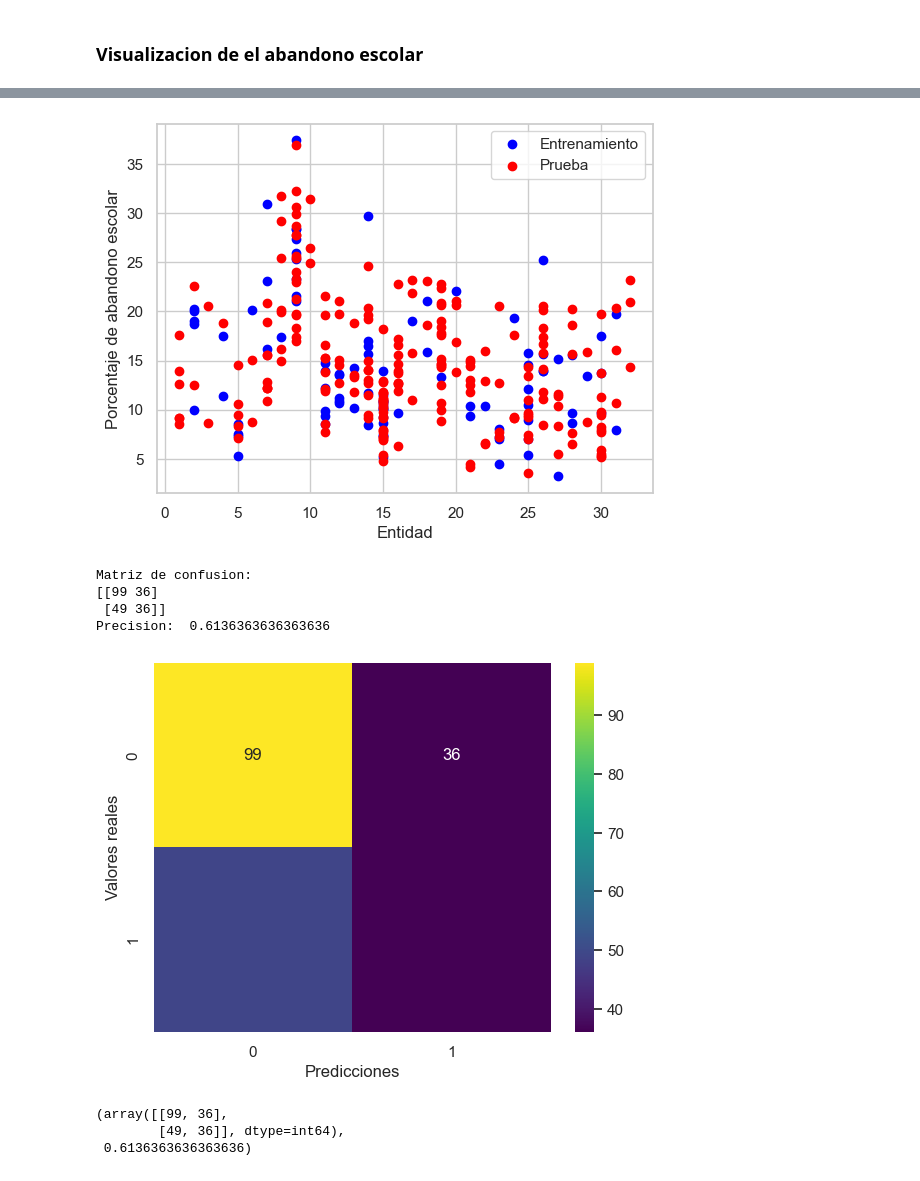
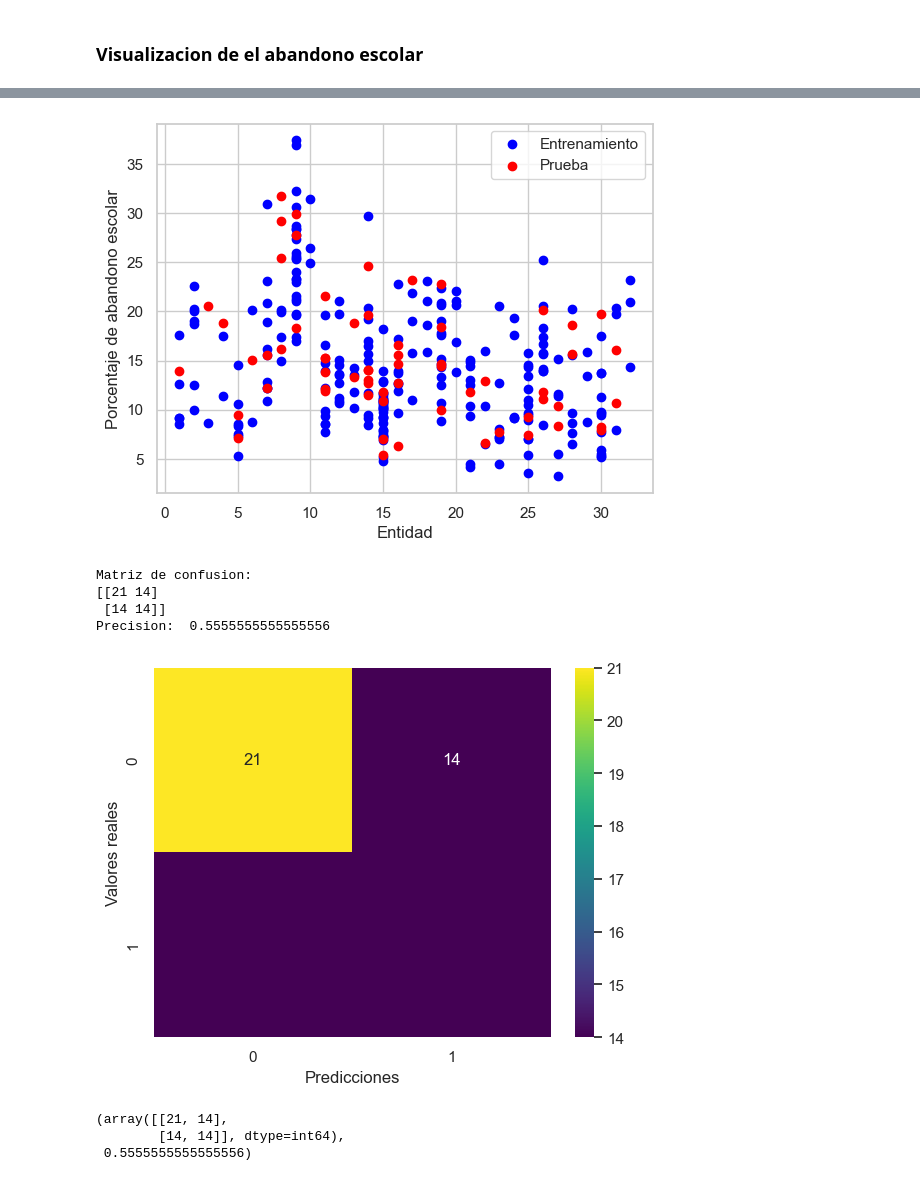
Before and after one commit to CarlosCastanon2099/Inteligencia-Artificial, a Jupyter notebook: Practicas/Practica-07/practica_07.ipynb, the cells around one changed output, grey strips where cells are left out. Cells and saved outputs as stored; diff of their text form; code cells hidden in the pictures.

```diff
--- a/Practicas/Practica-07/practica_07.ipynb
+++ b/Practicas/Practica-07/practica_07.ipynb
@@ -207,9 +207,7 @@ plt.xticks(rotation=90)
 # %%
 def read_data(path):
     '''
-    Define una funcion para leer los datos y obtener su formato correcto.
-    Los datos se componene de una primer linea donde vienen los nombres de las columnas.
-    Normaliza los datos y dividelos entre los conjuntos de prueba y validacion.
+    Funcion para leer los datos, obtener su formato correcto y dividirlos en entrenamiento y prueba.
     '''
     # Leemos el archivo
     data = pd.read_csv(path, encoding='latin-1')
@@ -222,7 +220,7 @@ def read_data(path):
 
     # Dividimos los datos en entrenamiento y prueba
     # train_data, test_data = train_test_split(data, test_size=0.2)
-    train_data, test_data = train_test_split(data, test_size=0.7, random_state=60) # 20 % de 300 es 60
+    train_data, test_data = train_test_split(data, test_size=0.2, random_state=60)
     return train_data, test_data
 
 '''
@@ -242,7 +240,7 @@ def train_model(train_data):
 def train_model(train_data, epochs=1):
     X = train_data[['cve_ent', 'cve_plantel']]
     y = train_data['Porcentaje_de_abandono_escolar']
-    y = ['alto' if i > 12 else 'bajo' for i in y]
+    y = ['alto' if i > 13 else 'bajo' for i in y]
 
     model = sk.linear_model.LogisticRegression(max_iter=epochs)
 
@@ -289,14 +287,14 @@ def evaluate_model(model, test_data):
 
 def evaluate_model(model, test_data):
     '''
-    Define una funcion para evaluar el modelo de regresion logistica.
+    Funcion para evaluar el modelo de regresion logistica.
     '''
     # Definimos las variables independientes
     X = test_data[['cve_ent', 'cve_plantel']]
 
     # Definimos la variable dependiente
     y = test_data['Porcentaje_de_abandono_escolar']
-    y = ['alto' if i > 12 else 'bajo' for i in y]
+    y = ['alto' if i > 13 else 'bajo' for i in y]
 
     y_pred = model.predict(X)
     # Revisamos las predicciones y comparamoslas con los valores reales
@@ -313,7 +311,7 @@ def evaluate_model(model, test_data):
 
 def plot_data(train_data, test_data):
     '''
-    Define una funcion para graficar los datos.
+    Funcion para graficar los datos.
     '''
     # Graficamos los datos de entrenamiento
     plt.scatter(train_data['cve_ent'], train_data['Porcentaje_de_abandono_escolar'], color='blue', label='Entrenamiento')
@@ -326,7 +324,7 @@ def plot_data(train_data, test_data):
 
 def confusion_Matrix(y_pred, y):
     '''
-    Define una funcion para calcular la matriz de confusion.
+    Funcion para calcular la matriz de confusion.
     '''
     # Calculamos la matriz de confusion
     cm = sk.metrics.confusion_matrix(y, y_pred)
@@ -384,9 +376,9 @@ Intercepto:  [-0.33339497]
-[figure, old version]
+[figure, new version]
 Matriz de confusion:
-[[99 36]
- [49 36]]
-Precision:  0.6136363636363636
+[[21 14]
+ [14 14]]
+Precision:  0.5555555555555556
-[figure, old version]
+[figure, new version]
-(array([[99, 36],
-        [49, 36]], dtype=int64),
- 0.6136363636363636)
+(array([[21, 14],
+        [14, 14]], dtype=int64),
+ 0.5555555555555556)
```
Also changed, not shown: parts of 7 cells of this notebook, 1 other file.
